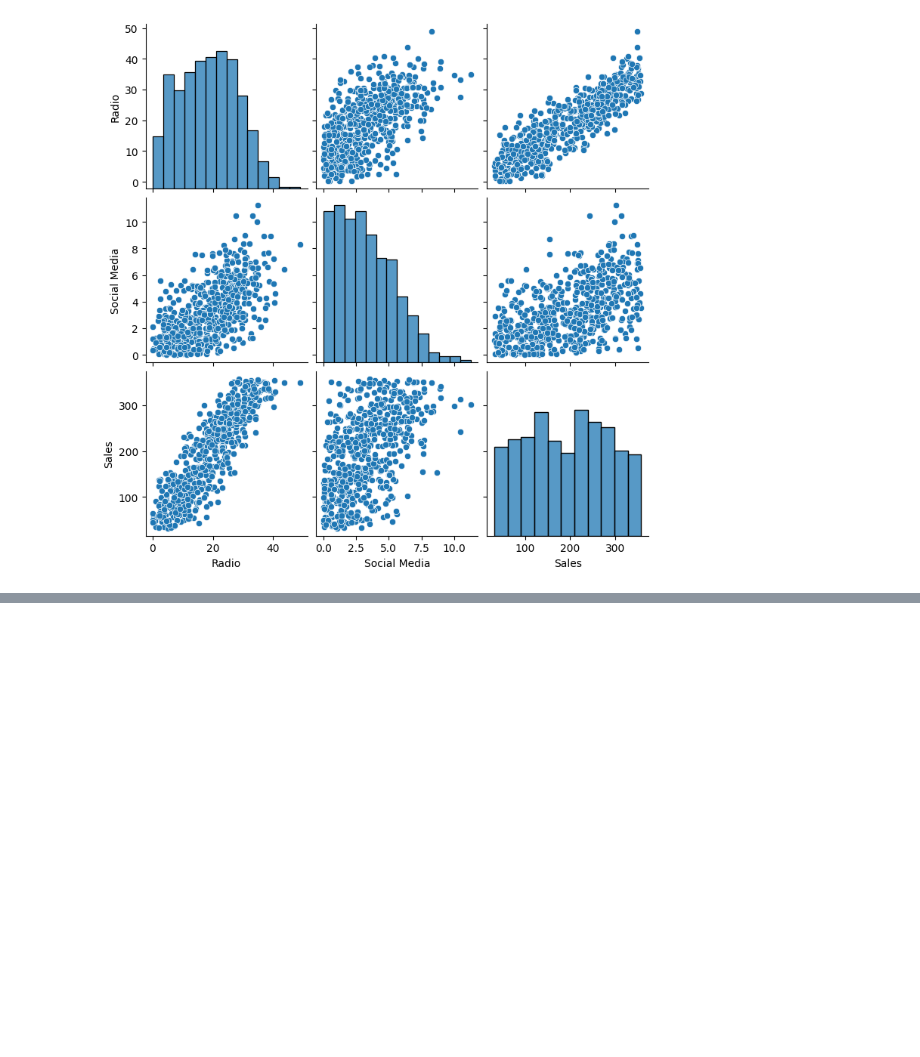
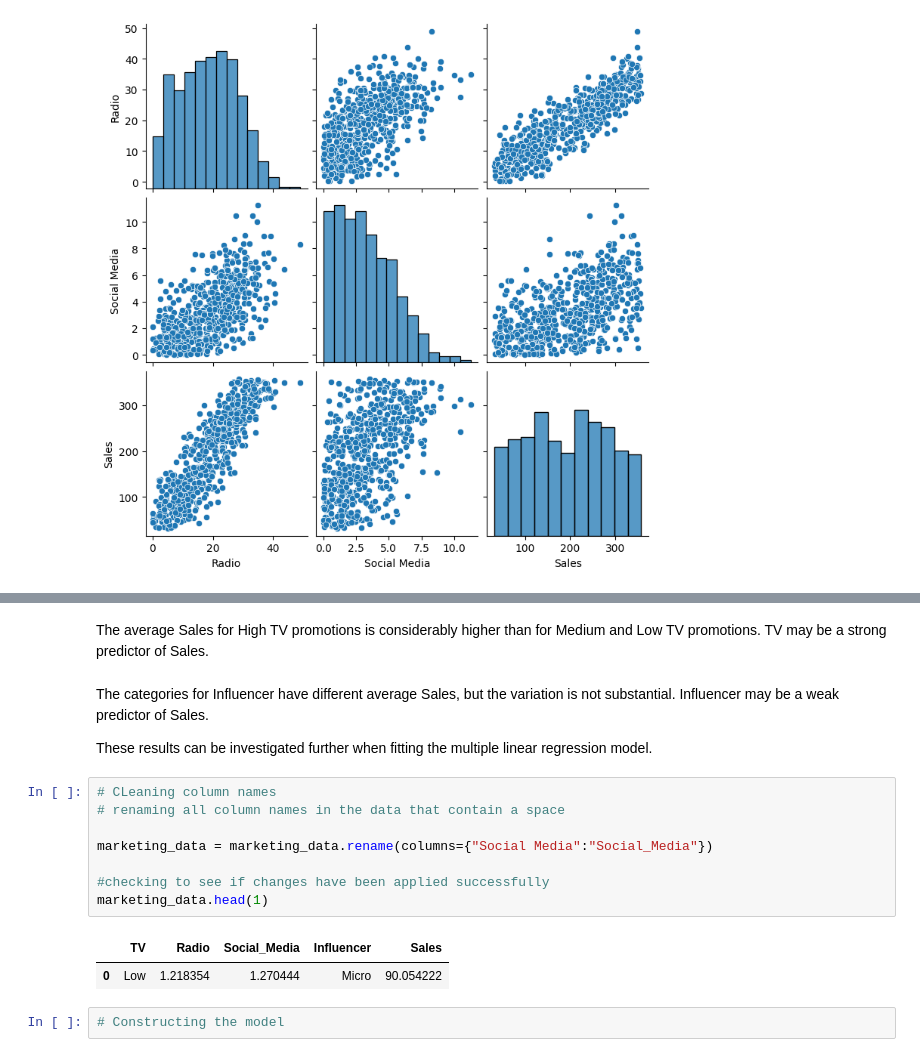
Before and after one commit to PrincelyKitilya/Linear-Regression-assumptions-tests, a Jupyter notebook: marketing sales analysis/marketing_analysis_mulitple.ipynb, the cells around one changed output, grey strips where cells are left out. Drawn from its saved outputs; the diff is of its cells as text; blank space fills up the shorter version.

Commit message:
calculated the mean of sales for each category in TV, calculated the mean for sales for each category in Influencer, Renamed columns

```diff
--- a/marketing sales analysis/marketing_analysis_mulitple.ipynb
+++ b/marketing sales analysis/marketing_analysis_mulitple.ipynb
@@ -45,0 +70,19 @@ plt.show()
+# %% [markdown]
+The average Sales for High TV promotions is considerably higher than for Medium and Low TV promotions. TV may be a strong predictor of Sales.
+# %% [markdown]
+The categories for Influencer have different average Sales, but the variation is not substantial. Influencer may be a weak predictor of Sales.
+
+These results can be investigated further when fitting the multiple linear regression model.
+# %%
+# CLeaning column names
+# renaming all column names in the data that contain a space
+
+marketing_data = marketing_data.rename(columns={"Social Media":"Social_Media"})
+
+#checking to see if changes have been applied successfully
+marketing_data.head(1)
+# %% [output]
+|  | TV | Radio | Social_Media | Influencer | Sales |
+| 0 | Low | 1.218354 | 1.270444 | Micro | 90.054222 |
+# %%
+# Constructing the model
```
Also changed, not shown: parts of 1 cell of this notebook.
